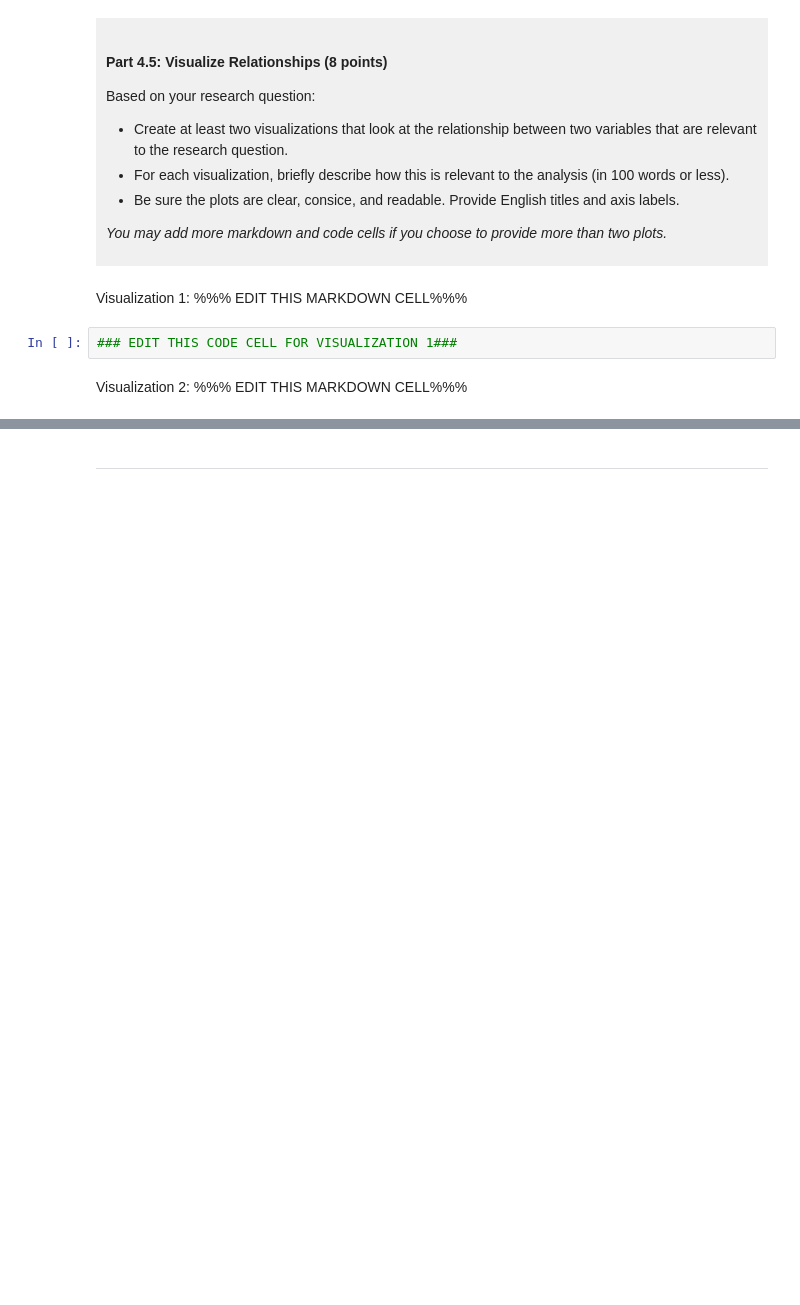
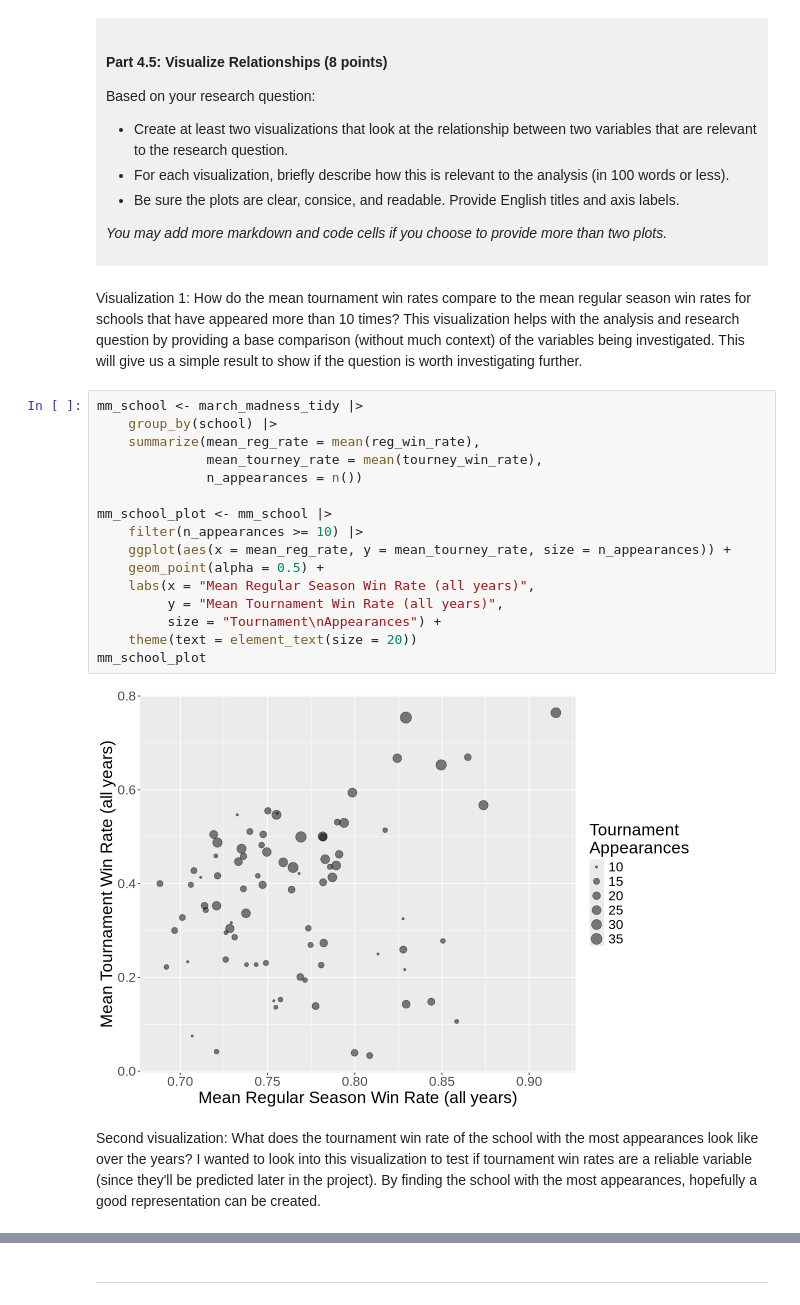
Before and after one commit to KayDoggo/DSCI-100-Project-2026-Fall, a Jupyter notebook: dsci-100-project-notebook.ipynb, the cells around one changed output, grey strips where cells are left out. Drawn from its saved outputs; the diff is of its cells as text; blank space fills up the shorter version.

```diff
--- a/dsci-100-project-notebook.ipynb
+++ b/dsci-100-project-notebook.ipynb
@@ -315,9 +381,25 @@ Based on your research question:
 *You may add more markdown and code cells if you choose to provide more than two plots.*
 </div>
 # %% [markdown]
-Visualization 1: %%% EDIT THIS MARKDOWN CELL%%%
+Visualization 1: How do the mean tournament win rates compare to the mean regular season win rates for schools that have appeared more than 10 times? This visualization helps with the analysis and research question by providing a base comparison (without much context) of the variables being investigated. This will give us a simple result to show if the question is worth investigating further.
 # %%
-### EDIT THIS CODE CELL FOR VISUALIZATION 1###
+mm_school <- march_madness_tidy |>
+    group_by(school) |>
+    summarize(mean_reg_rate = mean(reg_win_rate),
+              mean_tourney_rate = mean(tourney_win_rate),
+              n_appearances = n())
+
+mm_school_plot <- mm_school |>
+    filter(n_appearances >= 10) |>
+    ggplot(aes(x = mean_reg_rate, y = mean_tourney_rate, size = n_appearances)) +
+    geom_point(alpha = 0.5) +
+    labs(x = "Mean Regular Season Win Rate (all years)",
+         y = "Mean Tournament Win Rate (all years)",
+         size = "Tournament\nAppearances") +
+    theme(text = element_text(size = 20))
+mm_school_plot
+# %% [output]
+[figure, added]
 # %% [markdown]
-Visualization 2: %%% EDIT THIS MARKDOWN CELL%%%
+Second visualization: What does the tournament win rate of the school with the most appearances look like over the years? I wanted to look into this visualization to test if tournament win rates are a reliable variable (since they'll be predicted later in the project). By finding the school with the most appearances, hopefully a good representation can be created.
 # %%
```
Also changed, not shown: parts of 8 cells of this notebook.
